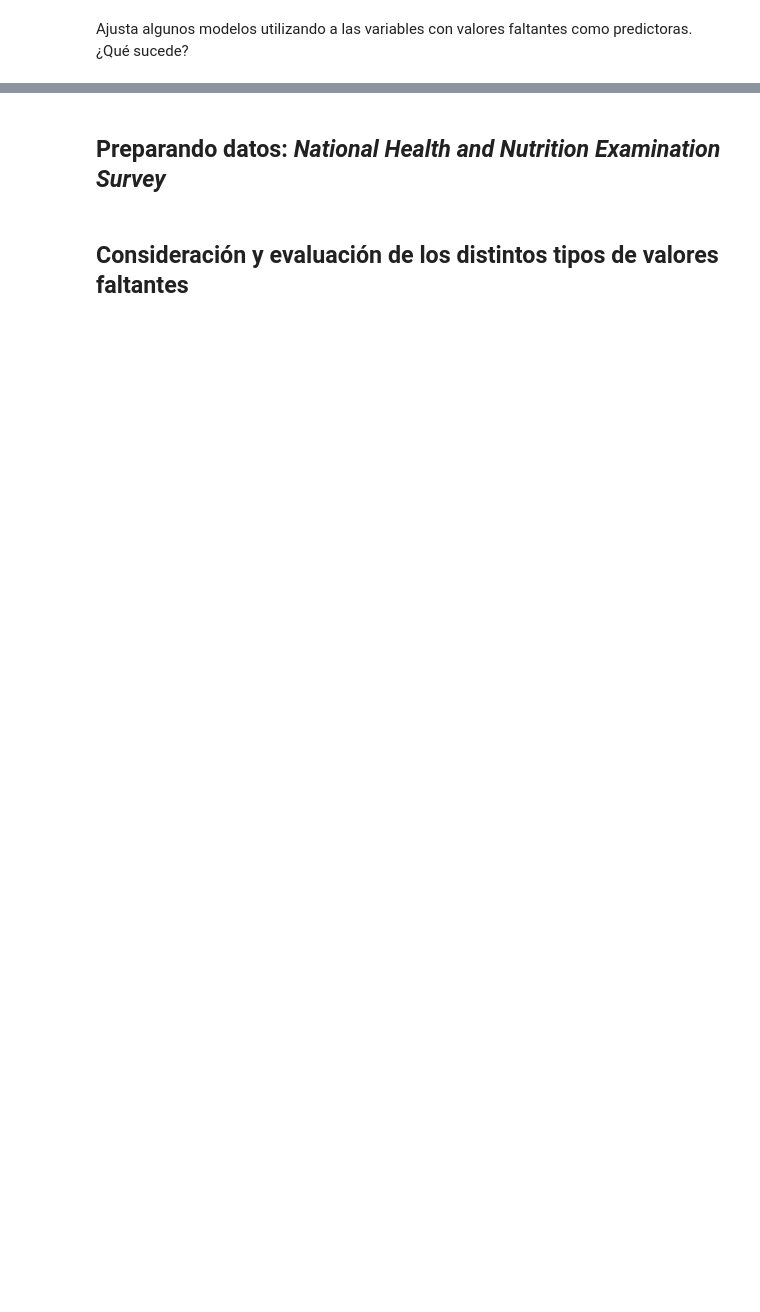
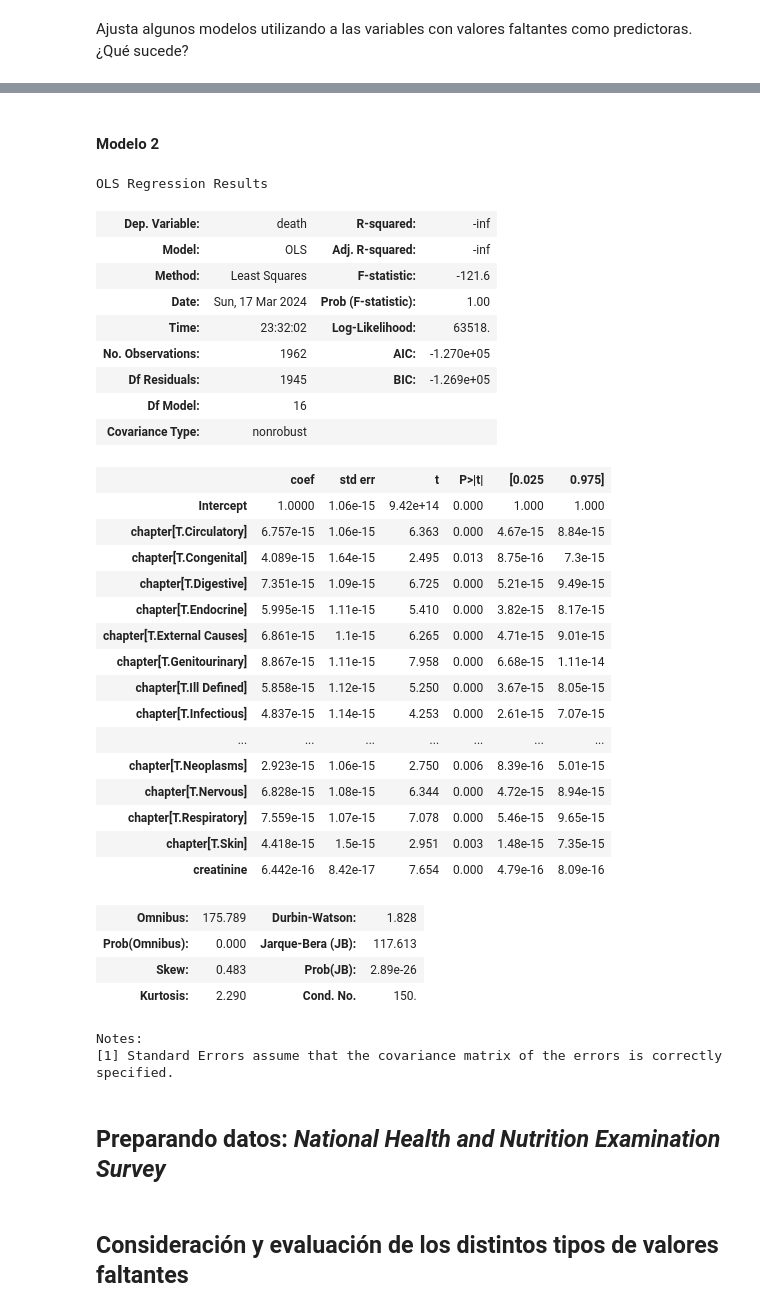
Before and after one commit to DiegoLerma/curso-imputacion-datos, a Jupyter notebook: notebooks/live-imputation-missing-values.ipynb, the cells around one changed output, grey strips where cells are left out. Drawn from its saved outputs; the diff is of its cells as text; code cells hidden in the pictures; blank space fills up the shorter version.

```diff
--- a/notebooks/live-imputation-missing-values.ipynb
+++ b/notebooks/live-imputation-missing-values.ipynb
@@ -105,3 +193,48 @@ Ajusta algunos modelos utilizando a las variables con valores faltantes como pre
+# %% [markdown]
+#### Modelo 2
+# %%
+model_2=(
+    smf.ols(
+        formula='death ~ chapter + creatinine',
+        data=survival_df
+    )
+    .fit()
+)
+
+model_2.summary()
+# %% [output]
+OLS Regression Results
+| Dep. Variable: | death | R-squared: | -inf |
+| Model: | OLS | Adj. R-squared: | -inf |
+| Method: | Least Squares | F-statistic: | -121.6 |
+| Date: | Sun, 17 Mar 2024 | Prob (F-statistic): | 1.00 |
+| Time: | 23:32:02 | Log-Likelihood: | 63518. |
+| No. Observations: | 1962 | AIC: | -1.270e+05 |
+| Df Residuals: | 1945 | BIC: | -1.269e+05 |
+| Df Model: | 16 |  |  |
+| Covariance Type: | nonrobust |  |  |
+|  | coef | std err | t | P>|t| | [0.025 | 0.975] |
+| Intercept | 1.0000 | 1.06e-15 | 9.42e+14 | 0.000 | 1.000 | 1.000 |
+| chapter[T.Circulatory] | 6.757e-15 | 1.06e-15 | 6.363 | 0.000 | 4.67e-15 | 8.84e-15 |
+| chapter[T.Congenital] | 4.089e-15 | 1.64e-15 | 2.495 | 0.013 | 8.75e-16 | 7.3e-15 |
+| chapter[T.Digestive] | 7.351e-15 | 1.09e-15 | 6.725 | 0.000 | 5.21e-15 | 9.49e-15 |
+| chapter[T.Endocrine] | 5.995e-15 | 1.11e-15 | 5.410 | 0.000 | 3.82e-15 | 8.17e-15 |
+| chapter[T.External Causes] | 6.861e-15 | 1.1e-15 | 6.265 | 0.000 | 4.71e-15 | 9.01e-15 |
+| chapter[T.Genitourinary] | 8.867e-15 | 1.11e-15 | 7.958 | 0.000 | 6.68e-15 | 1.11e-14 |
+| chapter[T.Ill Defined] | 5.858e-15 | 1.12e-15 | 5.250 | 0.000 | 3.67e-15 | 8.05e-15 |
+| chapter[T.Infectious] | 4.837e-15 | 1.14e-15 | 4.253 | 0.000 | 2.61e-15 | 7.07e-15 |
+| ... | ... | ... | ... | ... | ... | ... |
+| chapter[T.Neoplasms] | 2.923e-15 | 1.06e-15 | 2.750 | 0.006 | 8.39e-16 | 5.01e-15 |
+| chapter[T.Nervous] | 6.828e-15 | 1.08e-15 | 6.344 | 0.000 | 4.72e-15 | 8.94e-15 |
+| chapter[T.Respiratory] | 7.559e-15 | 1.07e-15 | 7.078 | 0.000 | 5.46e-15 | 9.65e-15 |
+| chapter[T.Skin] | 4.418e-15 | 1.5e-15 | 2.951 | 0.003 | 1.48e-15 | 7.35e-15 |
+| creatinine | 6.442e-16 | 8.42e-17 | 7.654 | 0.000 | 4.79e-16 | 8.09e-16 |
+| Omnibus: | 175.789 | Durbin-Watson: | 1.828 |
+| Prob(Omnibus): | 0.000 | Jarque-Bera (JB): | 117.613 |
+| Skew: | 0.483 | Prob(JB): | 2.89e-26 |
+| Kurtosis: | 2.290 | Cond. No. | 150. |
+Notes:
+[1] Standard Errors assume that the covariance matrix of the errors is correctly specified.
 # %% [markdown]
 ## Preparando datos: _National Health and Nutrition Examination Survey_
 # %% [markdown]
```
Also changed, not shown: parts of 7 cells of this notebook, 1 other file.
